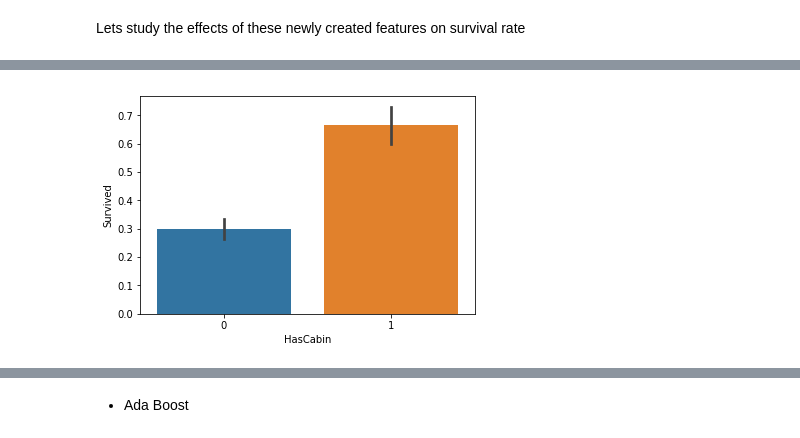
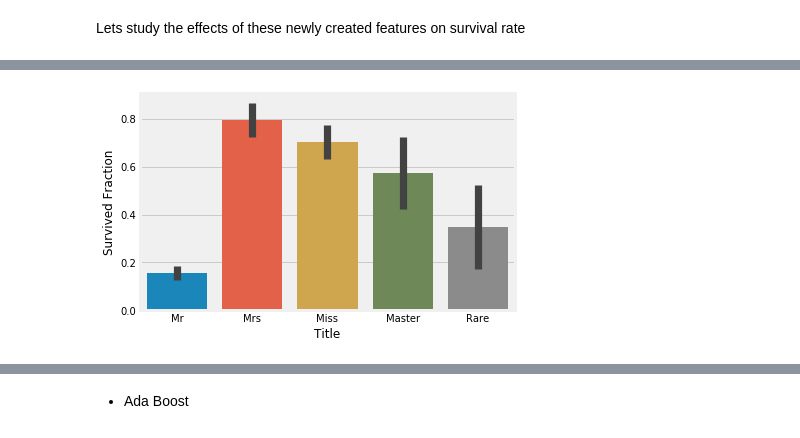
Before and after one commit to ishansoni22/kaggle, a Jupyter notebook: titanic_survival_exploration/notebook.ipynb, the cells around one changed output, grey strips where cells are left out. Saved outputs shown, nothing was run; the diff lists cells and outputs as text; code cells hidden in the pictures.

```diff
--- a/titanic_survival_exploration/notebook.ipynb
+++ b/titanic_survival_exploration/notebook.ipynb
@@ -11,23 +27,16 @@
 # %%
-# Importing important libraries & the data set.
+# Importing important libraries
 
 import pandas as pd
 import numpy as np
 import matplotlib.pyplot as plt
+plt.style.use('fivethirtyeight')
 import seaborn as sns
 
 from IPython.display import display
 %matplotlib inline
 
-train_df = pd.read_csv("train.csv")
-test_df = pd.read_csv("test.csv")
-passenger_ids = test_df["PassengerId"]
+# Ignore warnings
 
-# Have a peek at the data.
-
-display(train_df.sample(n = 3))
-display(test_df.sample(n = 3))
-
-#ignore warnings
 import warnings
 warnings.filterwarnings('ignore')
@@ -251,7 +429,31 @@ Lets study the effects of these newly created features on survival rate
+# %%
+# Extract info about titles from Name. This will help in us interpolating age.
+
+import re
+
+def get_title(name):
+    title_search = re.search(' ([A-Za-z]+)\.', name)
+    # If the title exists, extract and return it.
+    if title_search:
+        return title_search.group(1)
+    return ""
+
+train_df["Title"] = train_df["Name"].apply(get_title)
+test_df["Title"] = test_df["Name"].apply(get_title)
+
+train_df['Title'] = train_df['Title'].replace(['Lady', 'Countess','Capt', 'Col','Don', 'Dr', 'Major', 'Rev', 'Sir', 'Jonkheer', 'Dona'], 'Rare')
+test_df['Title'] = test_df['Title'].replace(['Lady', 'Countess','Capt', 'Col','Don', 'Dr', 'Major', 'Rev', 'Sir', 'Jonkheer', 'Dona'], 'Rare')
+
+train_df['Title'] = train_df['Title'].replace('Mlle', 'Miss')
+train_df['Title'] = train_df['Title'].replace('Ms', 'Miss')
+train_df['Title'] = train_df['Title'].replace('Mme', 'Mrs')
+
+test_df['Title'] = test_df['Title'].replace('Mlle', 'Miss')
+test_df['Title'] = test_df['Title'].replace('Ms', 'Miss')
+test_df['Title'] = test_df['Title'].replace('Mme', 'Mrs')
 # %%
-# 1. Cabin
-
-sns.barplot(x = "HasCabin", y = "Survived", data = train_df)
+sns.barplot(x = "Title", y = "Survived", data = train_df)
+plt.ylabel("Survived Fraction")
 plt.show()
 # %% [output]
-[figure, old version]
+[figure, new version]
```
Also changed, not shown: parts of 76 cells of this notebook, 4 other files.
